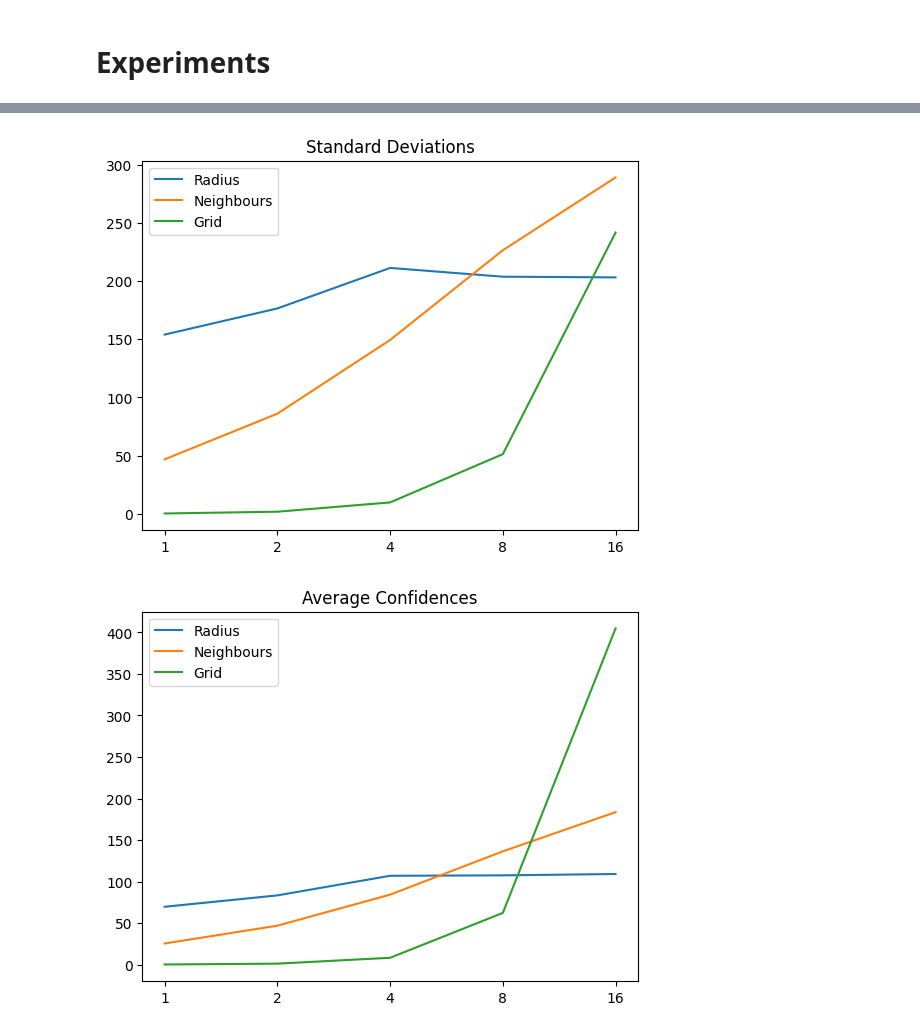
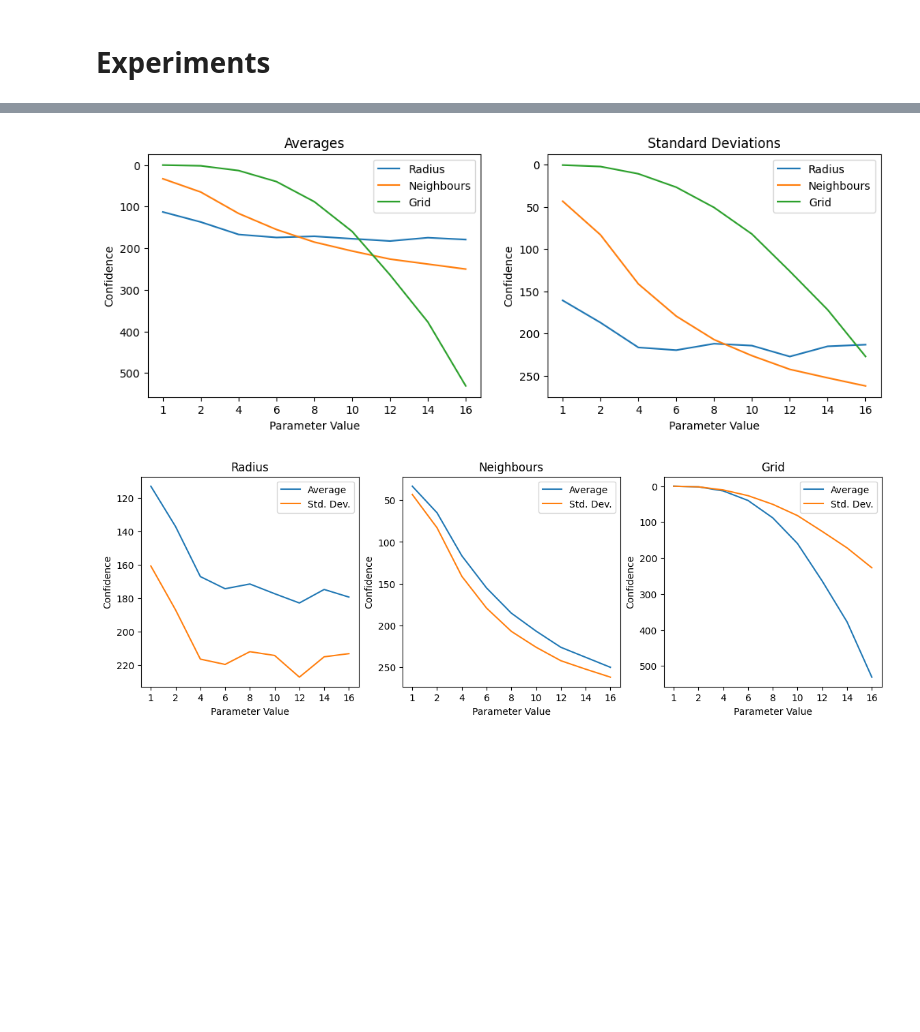
Before and after one commit to stephancurran/facial-recognition, a Jupyter notebook: FacialRecognition.ipynb, the cells around one changed output, grey strips where cells are left out. Drawn from its saved outputs; the diff is of its cells as text; code cells hidden in the pictures; blank space fills up the shorter version.

Commit message:
Add plotting

```diff
--- a/FacialRecognition.ipynb
+++ b/FacialRecognition.ipynb
@@ -374,7 +382,8 @@ Please check out <a href="https://towardsdatascience.com/face-recognition-how-lb
 def create_recognizer(face_data_path: str = None,
                      radius:int = 1,
                      neighbours:int = 8,
-                     grid_xy:int = 8) -> cv2.face.LBPHFaceRecognizer:
+                     grid_xy:int = 8,
+                     threshold:float = sys.float_info.max) -> cv2.face.LBPHFaceRecognizer:
     """
     Return a new LBPHFaceRecognizer.
     If a path for data is given, load it
@@ -654,21 +653,40 @@ avg cnf:  [0.15850834530226446, 1.1538514210255228, 8.217065006229642, 62.245084
 # %%
-plt.plot(std_devs_r, label="Radius")
-plt.plot(std_devs_n, label="Neighbours")
-plt.plot(std_devs_g, label="Grid")
-plt.legend()
-plt.title("Standard Deviations")
-x_ticks = [1, 2, 4, 8, 16]
-plt.xticks([i for i in range(len(x_ticks))], x_ticks)
+confidences = [stat[0] for stat in statistics]
+std_devs = [stat[1] for stat in statistics]
+
+titles = ["Averages", "Standard Deviations"]
+
+plt.figure(figsize=(12, 4))
+for i, stats in enumerate([confidences, std_devs]):
+    plt.subplot(1, 2, i + 1)
+    for stat, label in zip(stats, ["Radius", "Neighbours", "Grid"]):
+        plt.plot(stat, label=label)
+    plt.legend()
+    plt.title(titles[i])
+    plt.xlabel("Parameter Value")
+    plt.ylabel("Confidence")
+    plt.xticks([tick for tick in range(len(gs_values))], gs_values)
+    plt.gca().invert_yaxis()
 plt.show()
-
-plt.plot(a_r, label="Radius")
-plt.plot(a_n, label="Neighbours")
-plt.plot(a_g, label="Grid")
-plt.legend()
-plt.title("Average Confidences")
-x_ticks = [1, 2, 4, 8, 16]
-plt.xticks([i for i in range(len(x_ticks))], x_ticks)
-plt.show()
 # %% [output]
-[figure, old version]
+[figure, new version]
-[figure, removed]
+# %%
+confidences = [stat[0] for stat in statistics]
+std_devs = [stat[1] for stat in statistics]
+
+titles = ["Radius", "Neighbours", "Grid"]
+
+plt.figure(figsize=(14, 4))
+for idx in range(3):
+    plt.subplot(1, 3, idx + 1)
+    plt.plot(confidences[idx], label="Average")
+    plt.plot(std_devs[idx], label="Std. Dev.")
+    plt.legend()
+    plt.title(titles[idx])
+    plt.xlabel("Parameter Value")
+    plt.ylabel("Confidence")
+    plt.xticks([tick for tick in range(len(gs_values))], gs_values)
+    plt.gca().invert_yaxis()
+plt.show()
+# %% [output]
+[figure, added]
```
Also changed, not shown: parts of 18 cells of this notebook, 1 other file.
